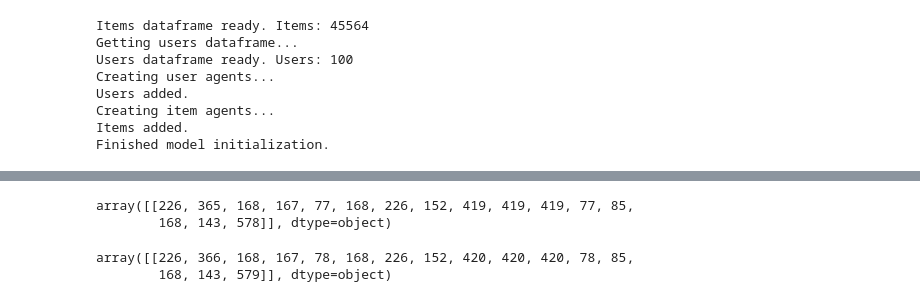
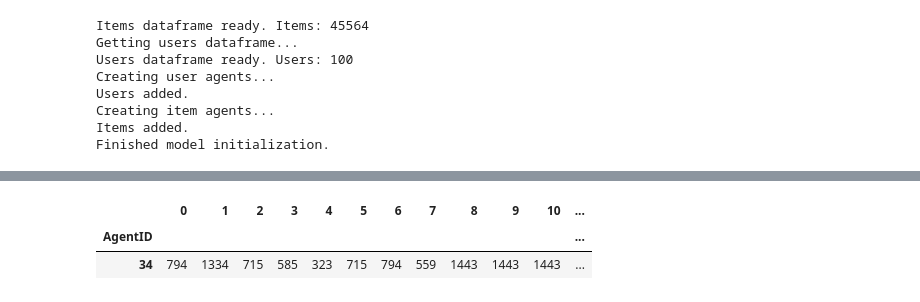
Before and after one commit to jamonbri/master_thesis, a Jupyter notebook: project/data_analysis.ipynb, the cells around one changed output, grey strips where cells are left out. Cells and saved outputs as stored; diff of their text form; code cells hidden in the pictures.

```diff
--- a/project/data_analysis.ipynb
+++ b/project/data_analysis.ipynb
@@ -106 +129,7 @@ Step 9 executed.
+# %%
+odf[odf.index == 34]
+# %% [output]
+|  | 0 | 1 | 2 | 3 | 4 | 5 | 6 | 7 | 8 | 9 | 10 | ... |
+| AgentID |  |  |  |  |  |  |  |  |  |  |  | ... |
+| 34 | 794 | 1334 | 715 | 585 | 323 | 715 | 794 | 559 | 1443 | 1443 | 1443 | ... |
 # %%
@@ -118,10 +139,0 @@ choice = other.pick_choice(recs)
-# %%
-other.vector
-# %% [output]
-array([[226, 365, 168, 167, 77, 168, 226, 152, 419, 419, 419, 77, 85,
-        168, 143, 578]], dtype=object)
-# %%
-other.vector
-# %% [output]
-array([[226, 366, 168, 167, 78, 168, 226, 152, 420, 420, 420, 78, 85,
-        168, 143, 579]], dtype=object)
```
Also changed, not shown: parts of 11 cells of this notebook, 2 other files.
